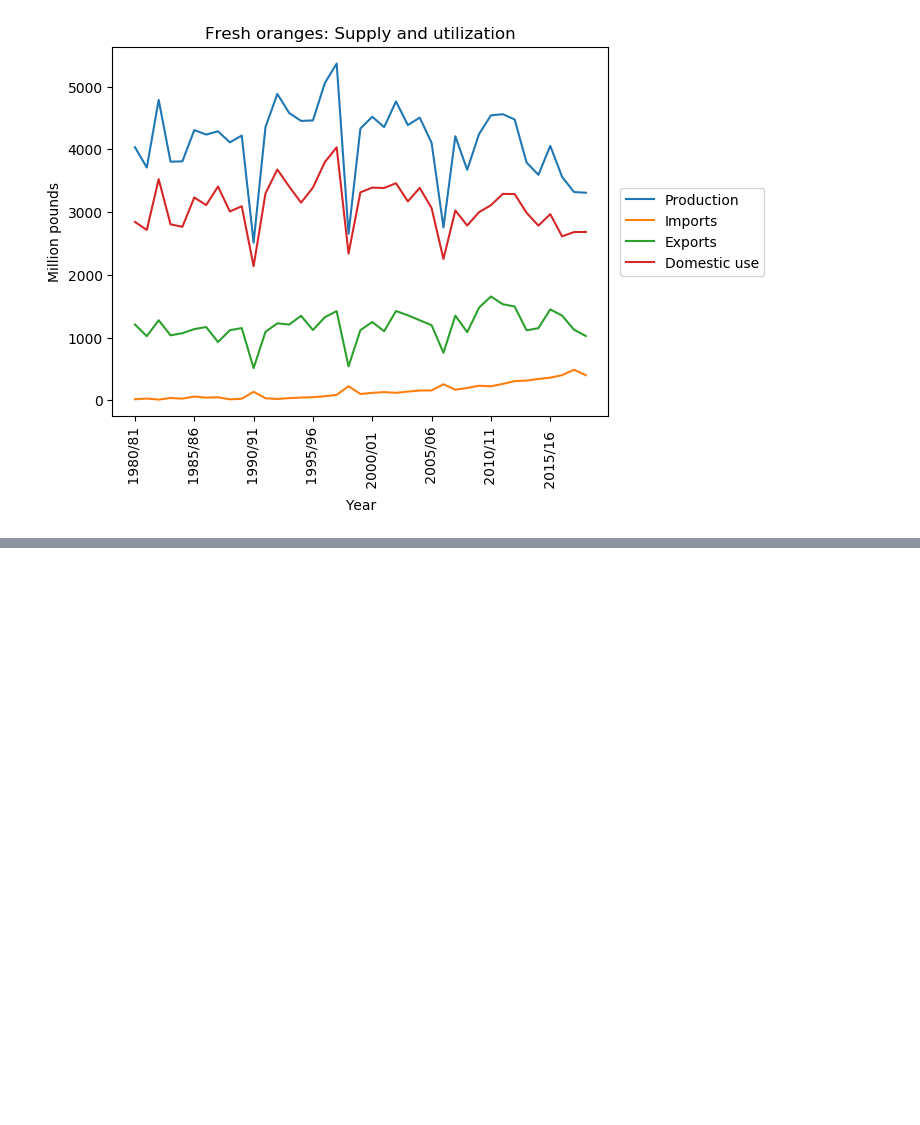
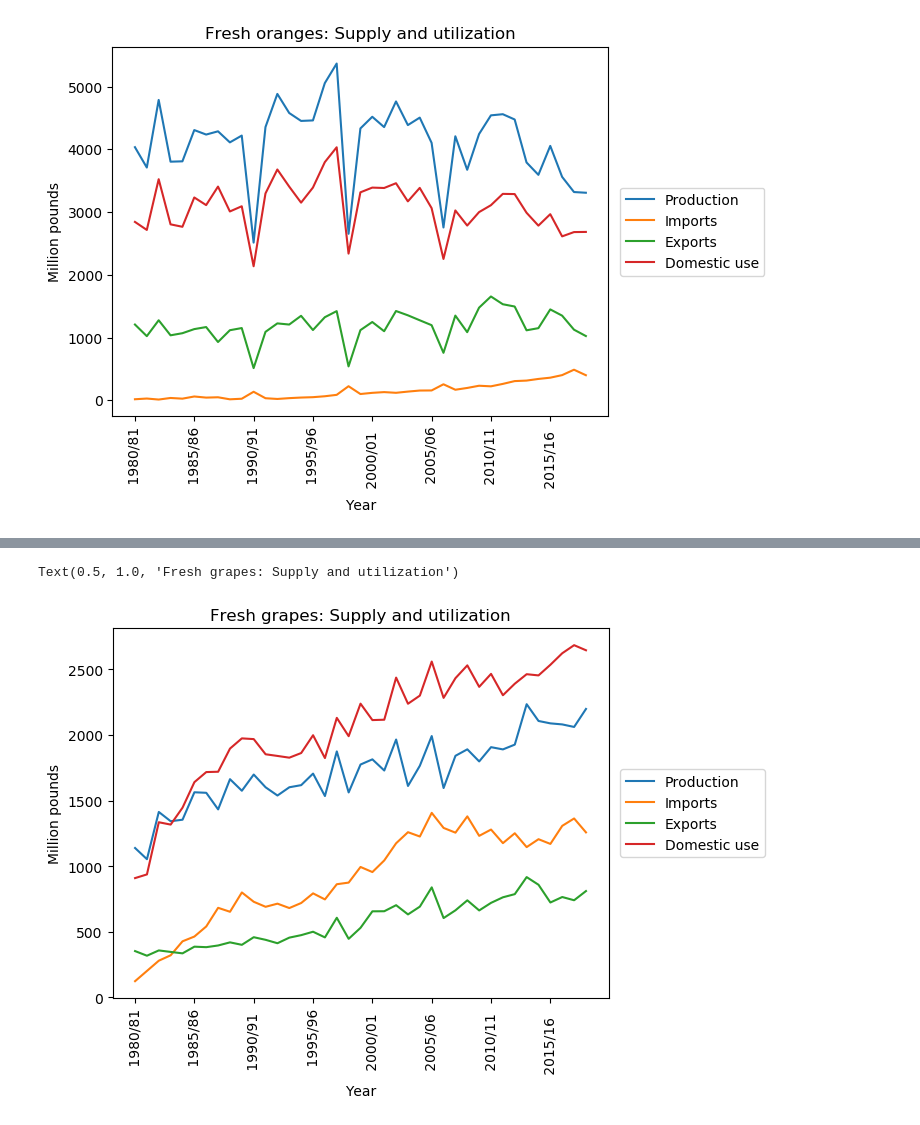
Before and after one commit to haoyuzhang89/w200-Project-US-Diet-Trends-1970-to-2019, a Jupyter notebook: Fruit/Fruit Supply and Utilization G.ipynb, the cells around one changed output, grey strips where cells are left out. Saved outputs shown, nothing was run; the diff lists cells and outputs as text; code cells hidden in the pictures; blank space fills up the shorter version.

Commit message:
Update Fruit  - 8/5 Haoyu

```diff
--- a/Fruit/Fruit Supply and Utilization G.ipynb
+++ b/Fruit/Fruit Supply and Utilization G.ipynb
@@ -108,0 +128,7 @@ Text(0.5, 1.0, 'Fresh oranges: Supply and utilization')
+# %%
+df_g6 = pd.read_csv('dataframe/G6_df.csv')  # after the second time
+df_g6.set_index('Year',inplace = True)
+#fruit_yr.index = fruit_yr.index.map(str)
+#print(fruit_yr.columns)
+
+df_g6.head(5)
@@ -108,0 +143,12 @@ Text(0.5, 1.0, 'Fresh oranges: Supply and utilization')
+# %%
+grape_in_ex = df_g6[['Production', 'Imports', 'Exports', 'Domestic use']]
+grape_in_ex.plot()
+
+plt.legend(bbox_to_anchor=(1.01, 0.5), loc = "center left")
+plt.ylabel("Million pounds")
+plt.xticks(rotation='vertical')
+
+plt.title("Fresh grapes: Supply and utilization")
+# %% [output]
+Text(0.5, 1.0, 'Fresh grapes: Supply and utilization')
+[figure, added]
```
Also changed, not shown: parts of 17 cells of this notebook, 16 other files.
